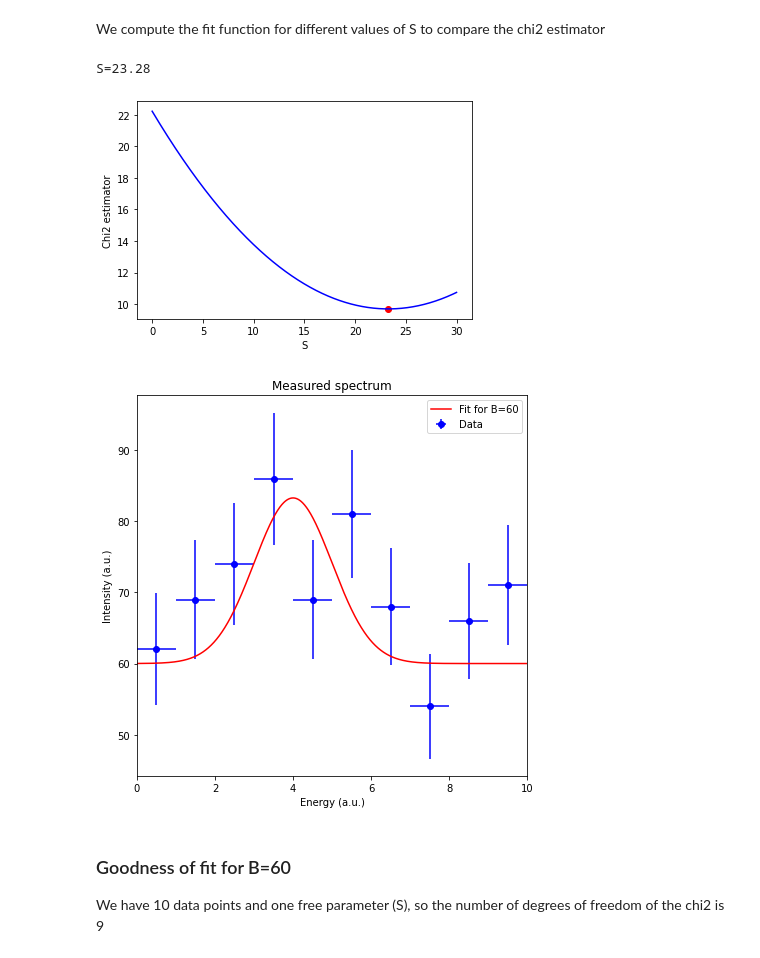
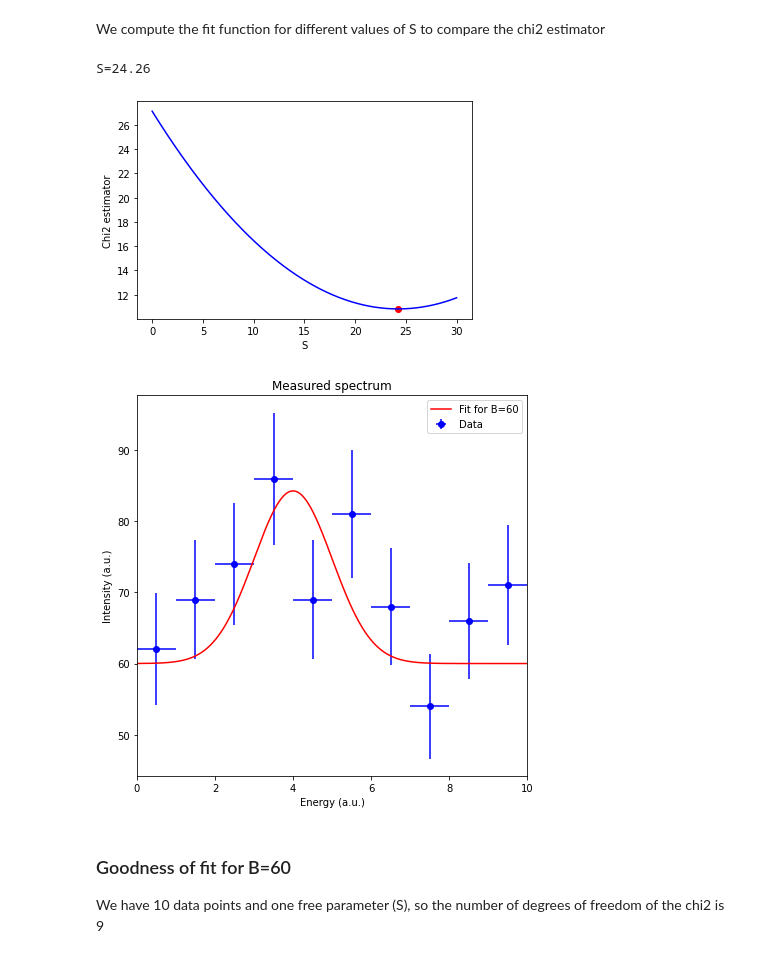
Before and after one commit to Oscar-PL/master-mcm-material, a Jupyter notebook: challenges/Challenge5.ipynb, the cells around one changed output. Drawn from its saved outputs; the diff is of its cells as text; code cells hidden in the pictures.

```diff
--- a/challenges/Challenge5.ipynb
+++ b/challenges/Challenge5.ipynb
@@ -51,35 +53,37 @@ We compute the fit function for different values of S to compare the chi2 estima
 # %%
 S_values = []
 chi2_values = []
 
 chi2_min = 1e10
 S_result = 0
 
-for S in np.linspace(0, 30, 10000):
+for S in np.linspace(0, 30, 1000):
     y = intensity_data
-    sigma = np.sqrt(y)
+    sigma = np.sqrt(y) * 0 + 8
     f = [fit_func(energy, S=S) for energy in E]
     chi2 = chi2_estimator(y, f, sigma)
+
+    # print(chi2)
 
     S_values.append(S)
     chi2_values.append(chi2)
 
     if chi2 < chi2_min:
         chi2_min = chi2
         S_result = S
 
 print(f"S={S_result:0.2f}")
 
 plt.plot(S_values, chi2_values, color="blue")
 plt.scatter([S_result], [chi2_min], color="red")
 
 plt.xlabel("S")
 plt.ylabel("Chi2 estimator")
 
 plt.show()
 # %% [output]
-S=23.28
+S=24.26
-[figure, old version]
+[figure, new version]
 # %%
 fig, ax = plt.subplots(figsize=(7, 7))
 
@@ -105,7 +109,7 @@ ax.plot(E_plt, fit_func(E_plt, S=S_result), color="red", label="Fit for B=60")
 plt.legend()
 plt.show()
 # %% [output]
-[figure, old version]
+[figure, new version]
 # %% [markdown]
 ### Goodness of fit for B=60
 
```
Also changed, not shown: parts of 6 cells of this notebook.
